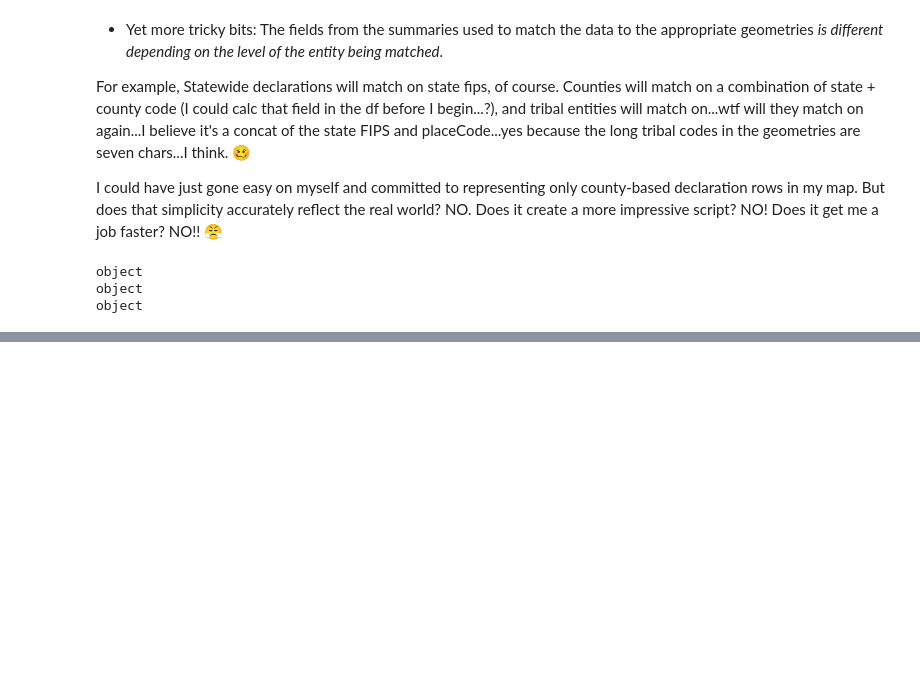
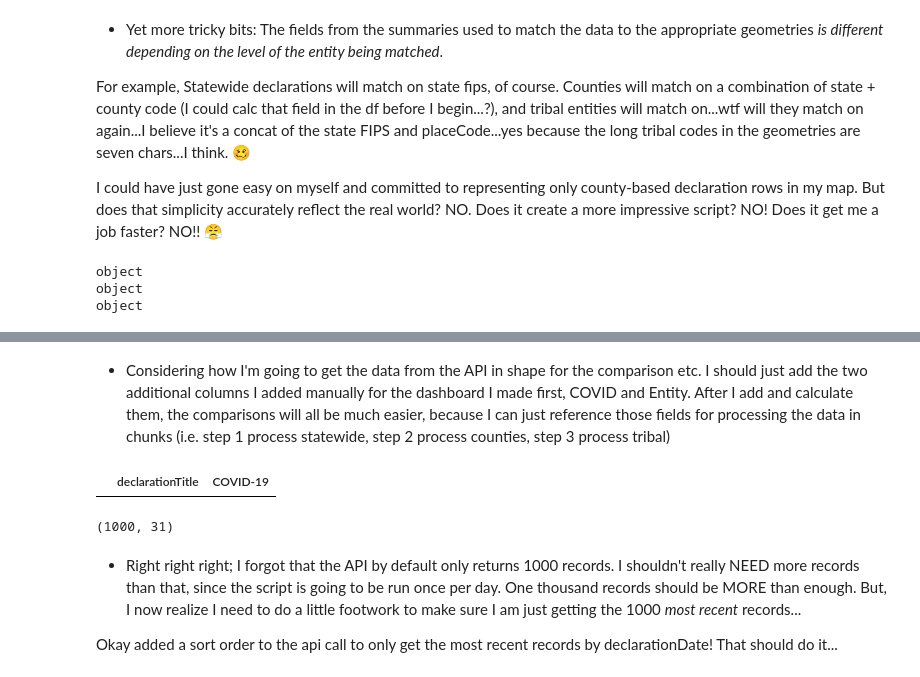
Before and after one commit to AlderMaps/arcgis-api-python, a Jupyter notebook: Disaster_Declarations_Dashboard.ipynb, the cells around one changed output, grey strips where cells are left out. Saved outputs shown, nothing was run; the diff lists cells and outputs as text; code cells hidden in the pictures; blank space fills up the shorter version.

```diff
--- a/Disaster_Declarations_Dashboard.ipynb
+++ b/Disaster_Declarations_Dashboard.ipynb
@@ -164 +169,24 @@ Name: fipsFullCode, dtype: object
 Name: fipsTribalCode, dtype: object
+# %% [markdown]
+* Considering how I'm going to get the data from the API in shape for the comparison etc. I should just add the two additional columns I added manually for the dashboard I made first, COVID and Entity. After I add and calculate them, the comparisons will all be much easier, because I can just reference those fields for processing the data in chunks (i.e. step 1 process statewide, step 2 process counties, step 3 process tribal)
+# %%
+# Good lord I can't remember how to calculate any of these fields with pandas... 🤣😭
+# Anyway the first one I need to calc is the COVID field, simple yes/no
+
+summaries_df["COVID-19"] = np.where(summaries_df["declarationTitle"].str.contains("COVID-19"), "Show only COVID-19", "Show only non-COVID-19")
+# %%
+# Okay why am I only getting threeeeeee COVID records with this...
+all_the_bugs = summaries_df[summaries_df["COVID-19"] == "Show only COVID-19"][["declarationTitle", "COVID-19"]]
+
+all_the_bugs
+# %% [output]
+|  | declarationTitle | COVID-19 |
+# %%
+# How many records do I have...
+summaries_df.shape
+# %% [output]
+(1000, 31)
+# %% [markdown]
+* Right right right; I forgot that the API by default only returns 1000 records. I shouldn't really NEED more records than that, since the script is going to be run once per day. One thousand records should be MORE than enough. But, I now realize I need to do a little footwork to make sure I am just getting the 1000 _most recent_ records...
+
+Okay added a sort order to the api call to only get the most recent records by declarationDate! That should do it...
```
Also changed, not shown: parts of 7 cells of this notebook.
